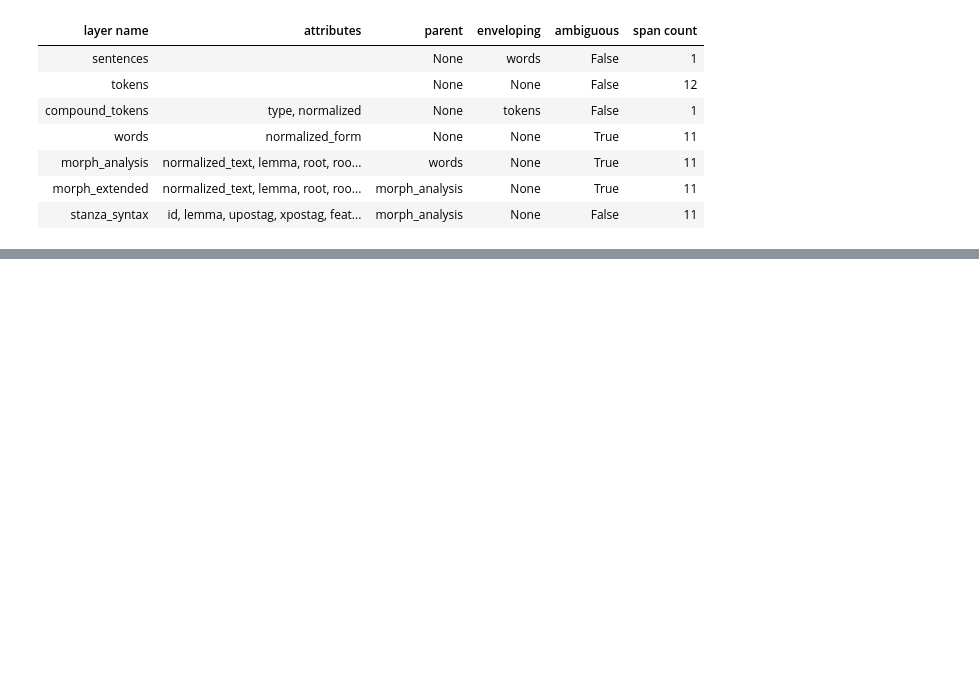
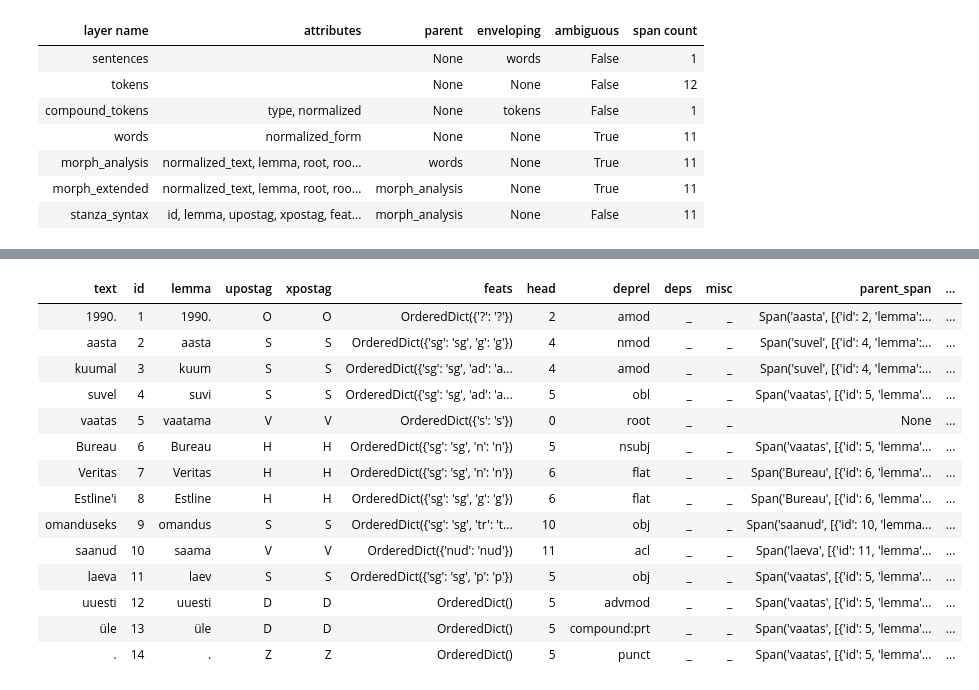
Before and after one commit to SanderSaska/EstNLTK_DependencyChains, a Jupyter notebook: testing_depchaintagger.ipynb, the cells around one changed output, grey strips where cells are left out. Drawn from its saved outputs; the diff is of its cells as text; code cells hidden in the pictures; blank space fills up the shorter version.

Commit message:
Added test suites

```diff
--- a/testing_depchaintagger.ipynb
+++ b/testing_depchaintagger.ipynb
@@ -2722,0 +77,79 @@ text_obj.dep_chains.display()
+# %%
+sample_text = "1990. aasta kuumal suvel vaatas Bureau Veritas Estline'i omanduseks saanud laeva uuesti üle."
+text_obj = estnltk.Text(sample_text)
+text_obj.tag_layer("morph_extended")
+stanza_syntax_tagger.tag(text_obj)
+
+display(text_obj.stanza_syntax)
+
+sentence_layer = text_obj.sentences
+stanza_syntax_layer = text_obj.stanza_syntax
+
+# Check the DepChainTaggerOrchestrator implementation with the sample text
+pattern = PathPattern(
+    name="test",
+    node_steps=(
+        NodeConstraint(  # suvel
+            role="s_1",
+            attribute_conditions={"upostag": ValueCondition(ConditionMode.EXACT, "S")},
+        ),
+        NodeConstraint(  # aasta
+            role="s_2",
+            attribute_conditions={"upostag": ValueCondition(ConditionMode.EXACT, "S")},
+        ),
+        NodeConstraint(  # kuumal
+            role="s_3",
+            attribute_conditions={"upostag": ValueCondition(ConditionMode.EXACT, "S")},
+        ),
+    ),
+    edge_steps=(
+        EdgeConstraint(
+            direction=DirectionMode.UP,
+            # attribute_conditions={
+            #     "deprel": ValueCondition(ConditionMode.EXACT, "nmod")
+            # },
+            min_hops=1,
+            max_hops=1,
+        ),
+        EdgeConstraint(
+            direction=DirectionMode.DOWN,
+            attribute_conditions=None,
+            min_hops=1,
+            max_hops=2,
+        ),
+    ),
+    emit_roles=("s_1", "s_2", "s_3"),
+)
+
+orchestrator = DepChainTaggerOrchestrator(
+    patterns=(pattern,),
+    global_dedup_mode="none",
+    max_total_matches=1000000,
+)
+
+for i, sentence in enumerate(sentence_layer):
+    sentence_span = (sentence.start, sentence.end)
+    print(f"Sentence span: {sentence_span}, text: '{sentence.text}'")
+    stanza_syntax_layer_sentence = sentence.stanza_syntax
+    # Build syntax graph index from stanza_syntax layer
+    graph_index = SyntaxGraphIndex(
+        stanza_syntax_layer=stanza_syntax_layer_sentence,
+        sentence_id=i,
+        sentence_span=sentence_span,
+    )
+
+    # Run matcher
+    matcher = orchestrator._get_matcher()
+    matches = matcher.match_sentence(
+        graph_index=graph_index,
+        sentence_index=i,
+        sentence_span=sentence_span,
+    )
+
+    print(f"Found {len(matches)} matches in sentence {i}.")
+    for match in matches:
+        print(match.describe())
+        # for role, node in match.role_to_node.items():
+        #     print(role, node.start, node.end, node.text, node.lemma, node.id)
+    print("-" * 50)
+# %% [output]
@@ -2722,0 +159,15 @@ text_obj.dep_chains.display()
+| text | id | lemma | upostag | xpostag | feats | head | deprel | deps | misc | parent_span | ... |
+| 1990. | 1 | 1990. | O | O | OrderedDict({'?': '?'}) | 2 | amod | _ | _ | Span('aasta', [{'id': 2, 'lemma':... | ... |
+| aasta | 2 | aasta | S | S | OrderedDict({'sg': 'sg', 'g': 'g'}) | 4 | nmod | _ | _ | Span('suvel', [{'id': 4, 'lemma':... | ... |
+| kuumal | 3 | kuum | S | S | OrderedDict({'sg': 'sg', 'ad': 'a... | 4 | amod | _ | _ | Span('suvel', [{'id': 4, 'lemma':... | ... |
+| suvel | 4 | suvi | S | S | OrderedDict({'sg': 'sg', 'ad': 'a... | 5 | obl | _ | _ | Span('vaatas', [{'id': 5, 'lemma'... | ... |
+| vaatas | 5 | vaatama | V | V | OrderedDict({'s': 's'}) | 0 | root | _ | _ | None | ... |
+| Bureau | 6 | Bureau | H | H | OrderedDict({'sg': 'sg', 'n': 'n'}) | 5 | nsubj | _ | _ | Span('vaatas', [{'id': 5, 'lemma'... | ... |
+| Veritas | 7 | Veritas | H | H | OrderedDict({'sg': 'sg', 'n': 'n'}) | 6 | flat | _ | _ | Span('Bureau', [{'id': 6, 'lemma'... | ... |
+| Estline'i | 8 | Estline | H | H | OrderedDict({'sg': 'sg', 'g': 'g'}) | 6 | flat | _ | _ | Span('Bureau', [{'id': 6, 'lemma'... | ... |
+| omanduseks | 9 | omandus | S | S | OrderedDict({'sg': 'sg', 'tr': 't... | 10 | obj | _ | _ | Span('saanud', [{'id': 10, 'lemma... | ... |
+| saanud | 10 | saama | V | V | OrderedDict({'nud': 'nud'}) | 11 | acl | _ | _ | Span('laeva', [{'id': 11, 'lemma'... | ... |
+| laeva | 11 | laev | S | S | OrderedDict({'sg': 'sg', 'p': 'p'}) | 5 | obj | _ | _ | Span('vaatas', [{'id': 5, 'lemma'... | ... |
+| uuesti | 12 | uuesti | D | D | OrderedDict() | 5 | advmod | _ | _ | Span('vaatas', [{'id': 5, 'lemma'... | ... |
+| üle | 13 | üle | D | D | OrderedDict() | 5 | compound:prt | _ | _ | Span('vaatas', [{'id': 5, 'lemma'... | ... |
+| . | 14 | . | Z | Z | OrderedDict() | 5 | punct | _ | _ | Span('vaatas', [{'id': 5, 'lemma'... | ... |
```
Also changed, not shown: parts of 49 cells of this notebook, 11 other files.
